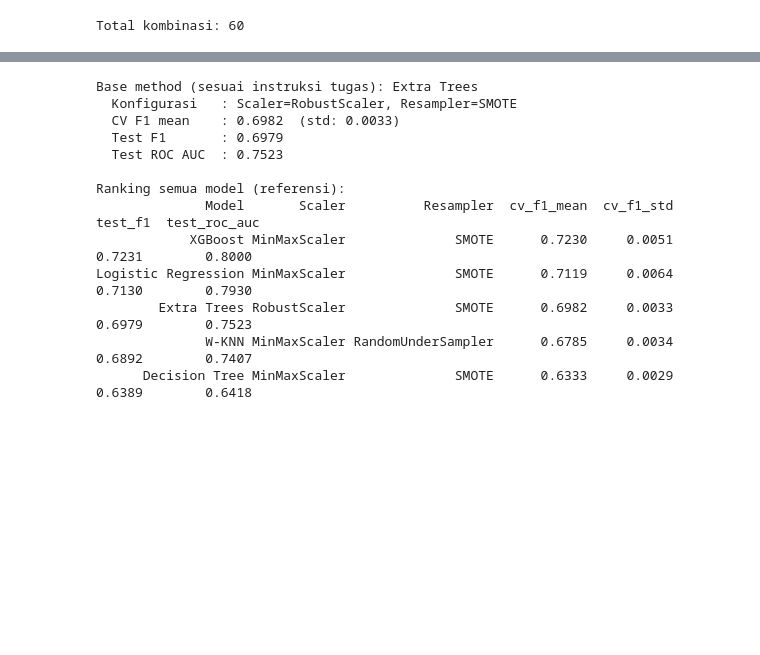
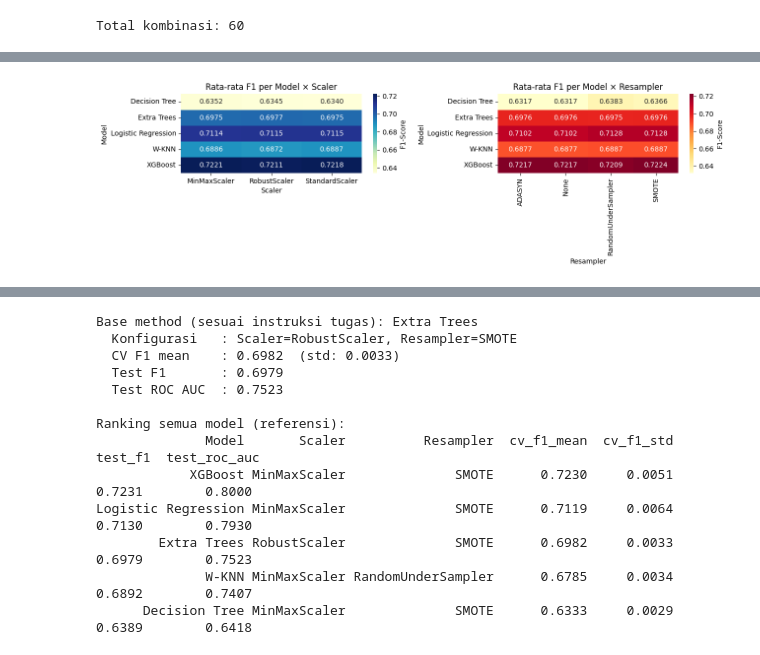
Before and after one commit to hoesnial/aplikasiMachLearn, a Jupyter notebook: Pembangunan_Model_Preprocessing.ipynb, the cells around one changed output, grey strips where cells are left out. Saved outputs shown, nothing was run; the diff lists cells and outputs as text; code cells hidden in the pictures; blank space fills up the shorter version.

```diff
--- a/Pembangunan_Model_Preprocessing.ipynb
+++ b/Pembangunan_Model_Preprocessing.ipynb
@@ -574,0 +1092,16 @@ plt.show()
+# %%
+# 8.4 Heatmap pivot: F1 rata-rata Model x Scaler (rata-rata 4 resampler)
+pivot_scaler = (results_df
+                .pivot_table(index='Model', columns='Scaler',
+                             values='f1', aggfunc='mean')
+                .round(4))
+print('=== Rata-rata F1 per (Model, Scaler) — semua model terlihat ===')
+print(pivot_scaler)
+
+# Heatmap pivot: Model x Resampler
+pivot_resampler = (results_df
+                   .pivot_table(index='Model', columns='Resampler',
+                                values='f1', aggfunc='mean')
+                   .round(4))
+print('\n=== Rata-rata F1 per (Model, Resampler) ===')
+print(pivot_resampler)
@@ -574,0 +1126,16 @@ plt.show()
+# %%
+# 8.5 Visualisasi heatmap F1 per (Model x Scaler) dan (Model x Resampler)
+fig, axes = plt.subplots(1, 2, figsize=(13, 4))
+
+sns.heatmap(pivot_scaler, annot=True, fmt='.4f', cmap='YlGnBu',
+            cbar_kws={'label': 'F1-Score'}, ax=axes[0])
+axes[0].set_title('Rata-rata F1 per Model × Scaler')
+
+sns.heatmap(pivot_resampler, annot=True, fmt='.4f', cmap='YlOrRd',
+            cbar_kws={'label': 'F1-Score'}, ax=axes[1])
+axes[1].set_title('Rata-rata F1 per Model × Resampler')
+
+plt.tight_layout()
+plt.show()
+# %% [output]
+[figure, added]
```
Also changed, not shown: parts of 62 cells of this notebook, 1 other file.
